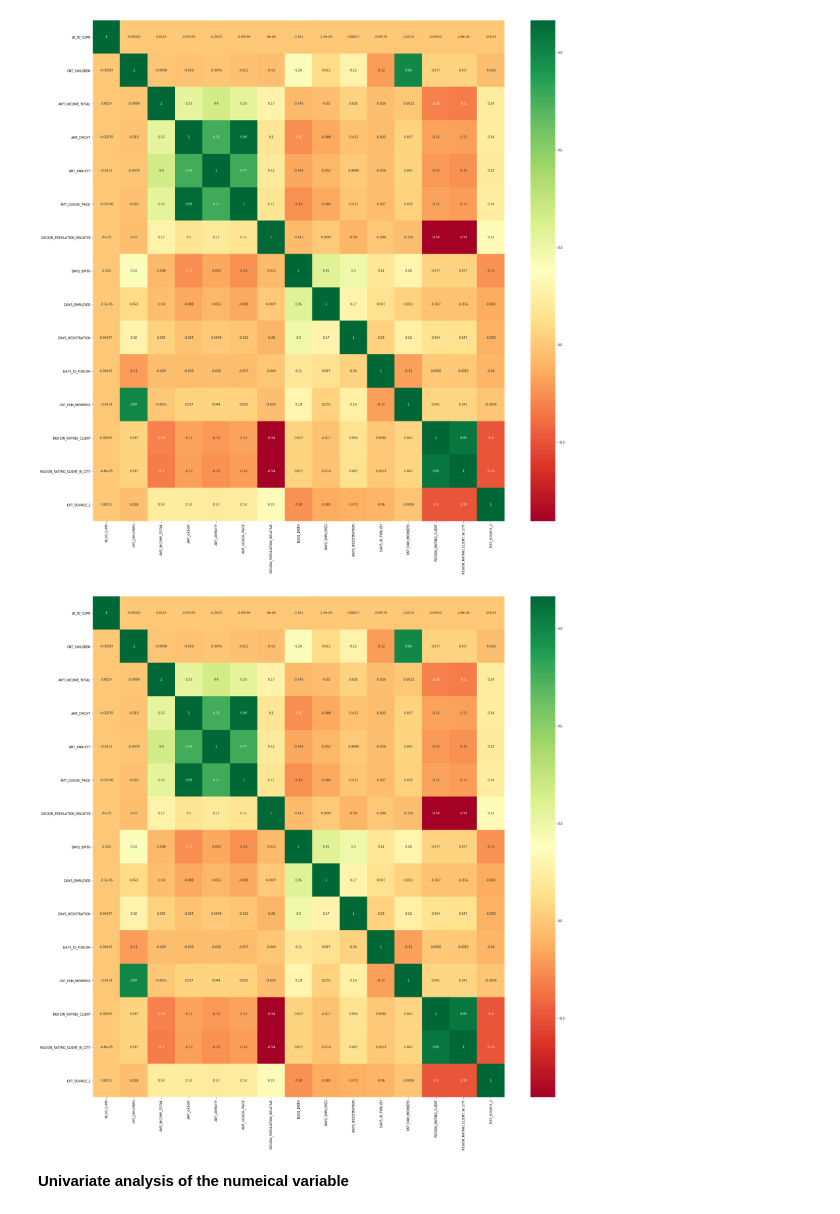
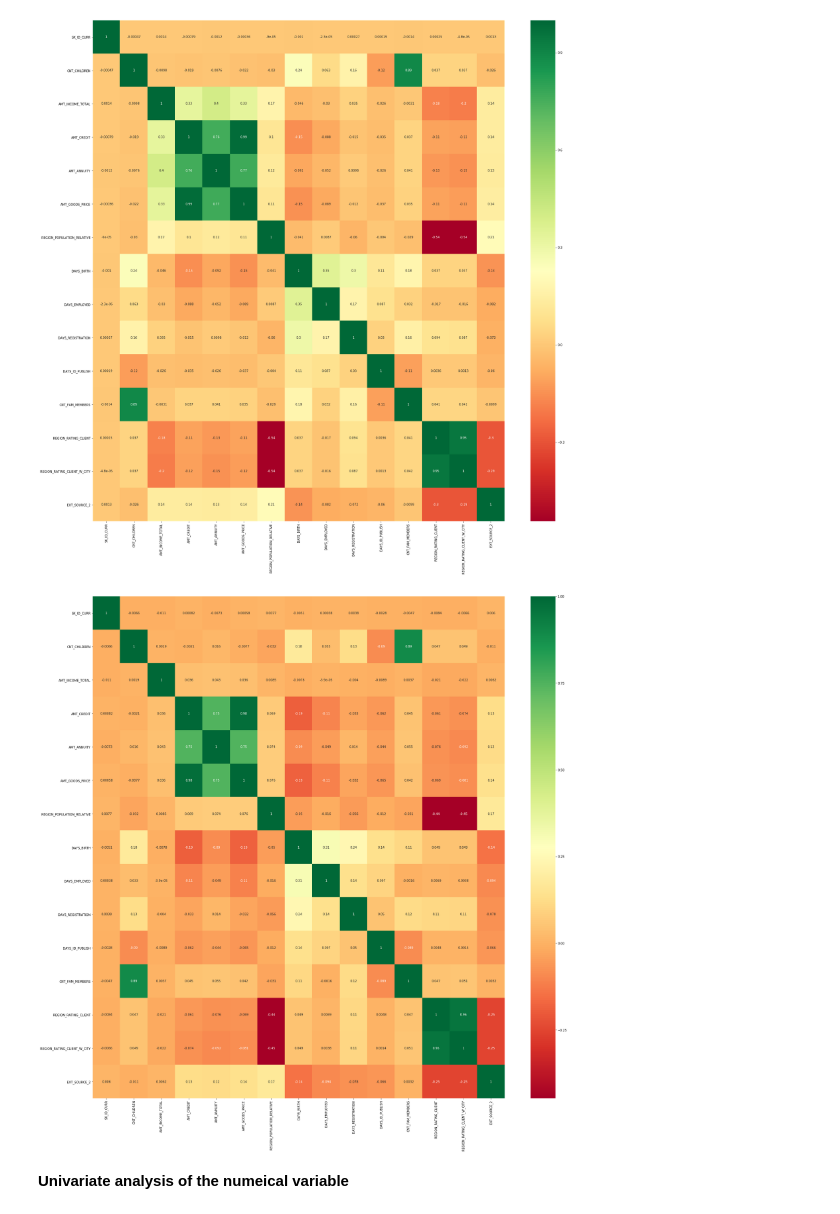
Before and after one commit to Saumya837/EDA_Case_Study_Banking, a Jupyter notebook: Credit EDA Assignment.ipynb, the cells around one changed output. Saved outputs shown, nothing was run; the diff lists cells and outputs as text; code cells hidden in the pictures.

```diff
--- a/Credit EDA Assignment.ipynb
+++ b/Credit EDA Assignment.ipynb
@@ -243,3 +243,18 @@ sns.countplot(x='Income_cat',data=df)
 # %% [output]
 <matplotlib.axes._subplots.AxesSubplot at 0x...>
 [figure]
+# %%
+#Binning the AMT_ANUITY According to the Quartile and finding the outlier
+l1= list(df['AMT_ANNUITY'].quantile([0.25,0.5,0.75,0.99]).astype(int))
+def Cat(x):
+    if (x<=l1[0]):
+        return 'Low'
+    elif (x>l1[0]) & (x<=l1[1]):
+        return 'Medium'
+    elif (x>l1[1]) & (x<=l1[2]):
+        return 'High'
+    elif (x>l1[2]) & (x<=l1[3]):
+        return 'Very_High'
+    else:
+        return 'Outlier'
+df['Cat_ANNUITY'] = df['AMT_ANNUITY'].apply(lambda x: Cat(x))
@@ -434,13 +467,14 @@ g=sns.heatmap(df0_num[top_corr_features].corr(),annot=True,cmap="RdYlGn")
 df1_num=Tg_1.select_dtypes(include=['int','int16','int32','int64','float','float32','float64'])
 df1_num=df1_num.drop('TARGET',axis=1)
 # %%
-corrmat = df0_num.corr()
+corrmat = df1_num.corr()
 top_corr_features = corrmat.index
-plt.figure(figsize=(30,30))
+fig=plt.figure(figsize=(30,30))
 #plot heat map
-g=sns.heatmap(df0_num[top_corr_features].corr(),annot=True,cmap="RdYlGn")
+g=sns.heatmap(df1_num[top_corr_features].corr(),annot=True,cmap="RdYlGn")
+fig.savefig('corr.jpg')
 # %% [output]
-[figure, old version]
+[figure, new version]
 # %% [markdown]
 <b> Univariate analysis of the numeical variable <b>
 # %%
```
Also changed, not shown: parts of 87 cells of this notebook.
